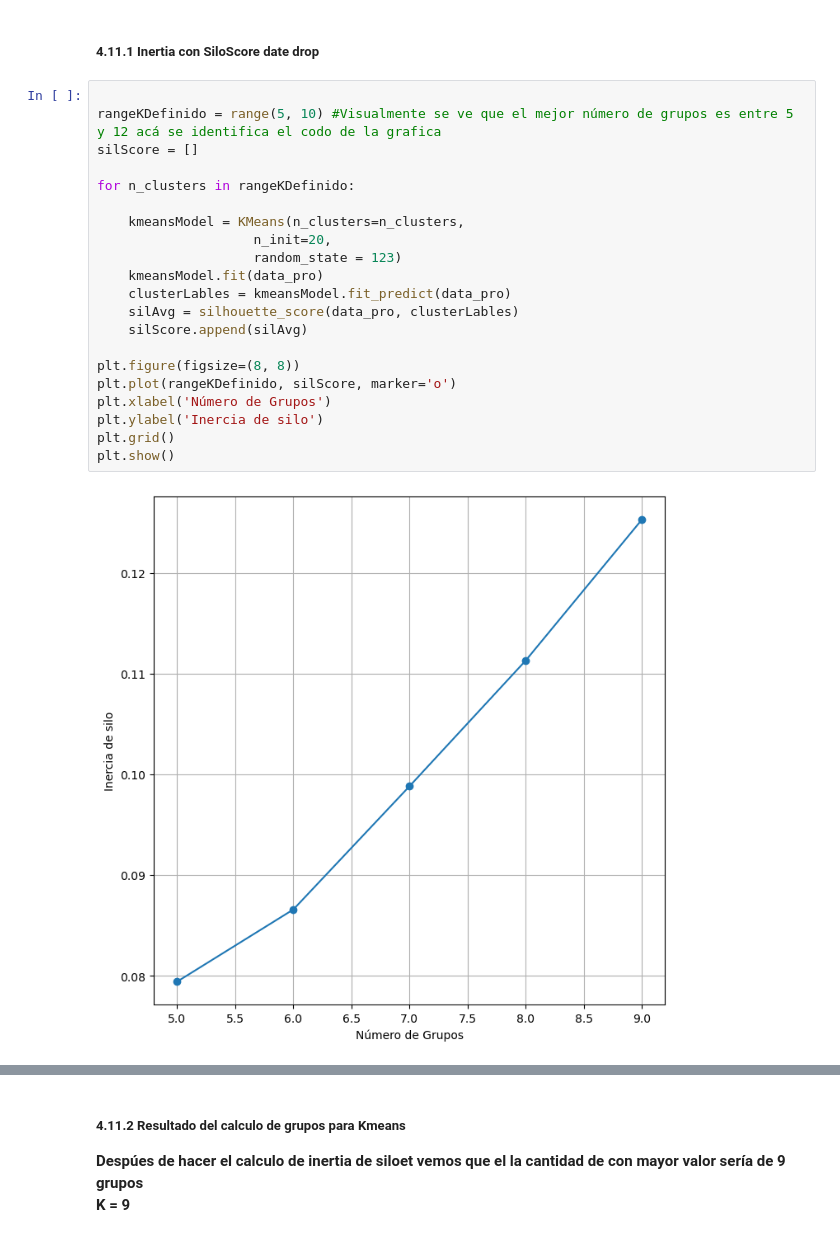
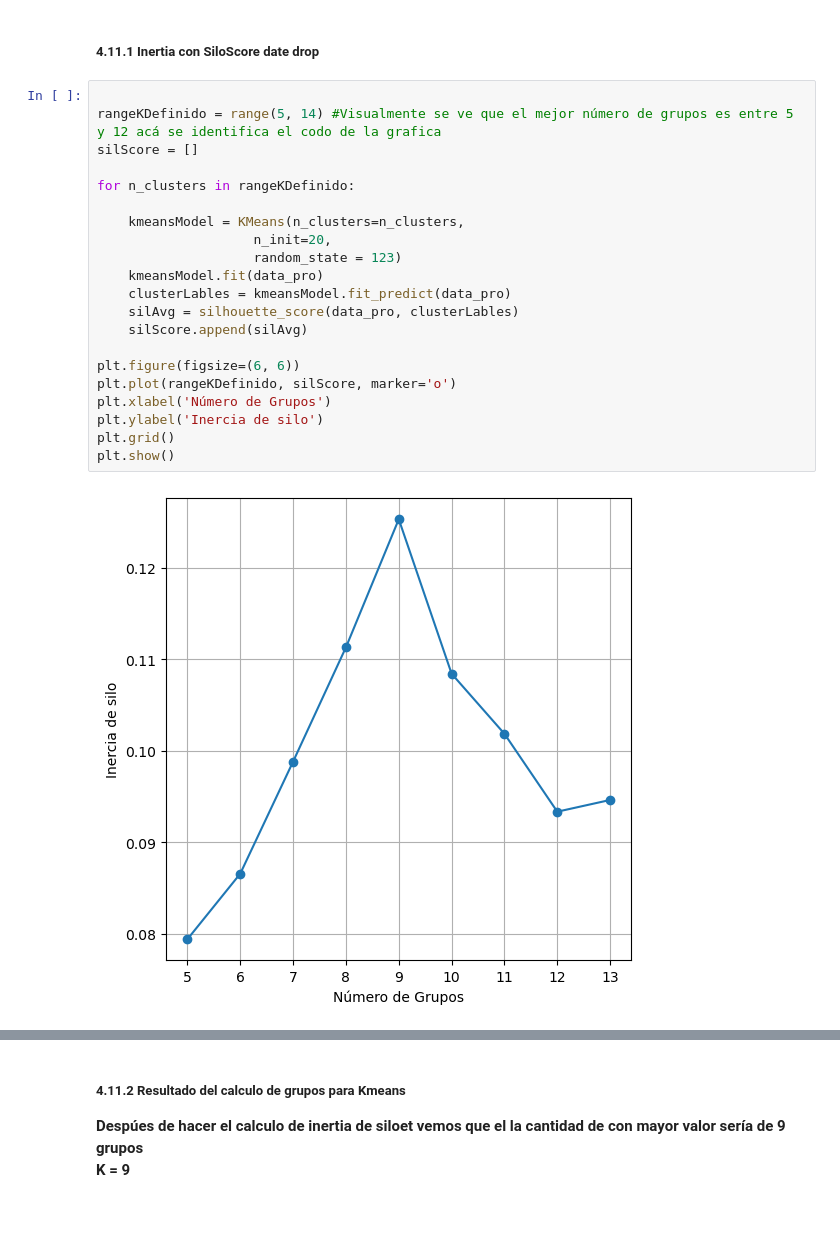
Before and after one commit to PeterWYC1/GroupingProblem, a Jupyter notebook: caso3.ipynb, the cells around one changed output, grey strips where cells are left out. Saved outputs shown, nothing was run; the diff lists cells and outputs as text.

```diff
--- a/caso3.ipynb
+++ b/caso3.ipynb
@@ -335,24 +414,24 @@ analyze_inertia(data_pro, range(2, 25), name = "data_pro")
 ##### 4.11.1 Inertia con SiloScore date drop
 # %%
 
-rangeKDefinido = range(5, 10) #Visualmente se ve que el mejor número de grupos es entre 5 y 12 acá se identifica el codo de la grafica
+rangeKDefinido = range(5, 14) #Visualmente se ve que el mejor número de grupos es entre 5 y 12 acá se identifica el codo de la grafica
 silScore = []
 
 for n_clusters in rangeKDefinido:
 
     kmeansModel = KMeans(n_clusters=n_clusters,
                     n_init=20,
                     random_state = 123)
     kmeansModel.fit(data_pro)
     clusterLables = kmeansModel.fit_predict(data_pro)
     silAvg = silhouette_score(data_pro, clusterLables)
     silScore.append(silAvg)
 
-plt.figure(figsize=(8, 8))
+plt.figure(figsize=(6, 6))
 plt.plot(rangeKDefinido, silScore, marker='o')
 plt.xlabel('Número de Grupos')
 plt.ylabel('Inercia de silo')
 plt.grid()
 plt.show()
 # %% [output]
-[figure, old version]
+[figure, new version]
```
Also changed, not shown: parts of 22 cells of this notebook.
